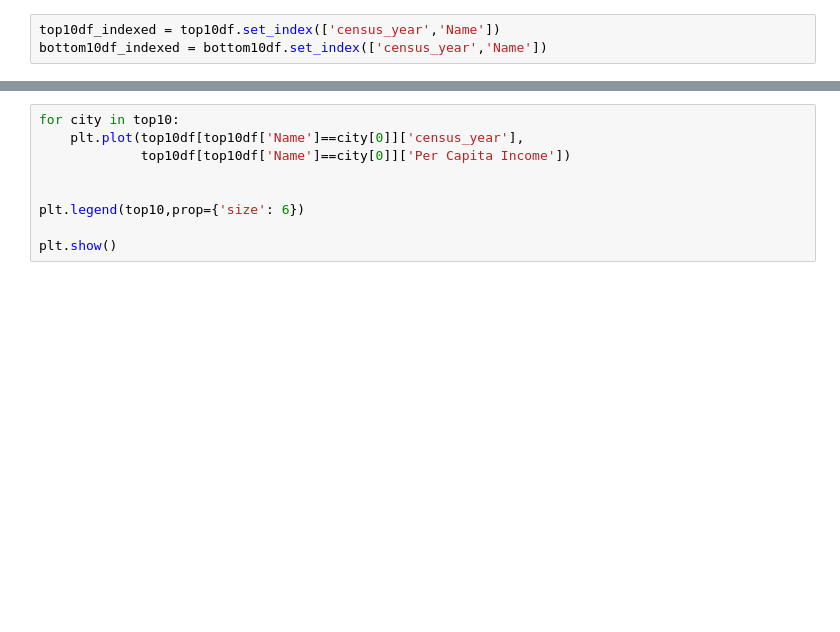
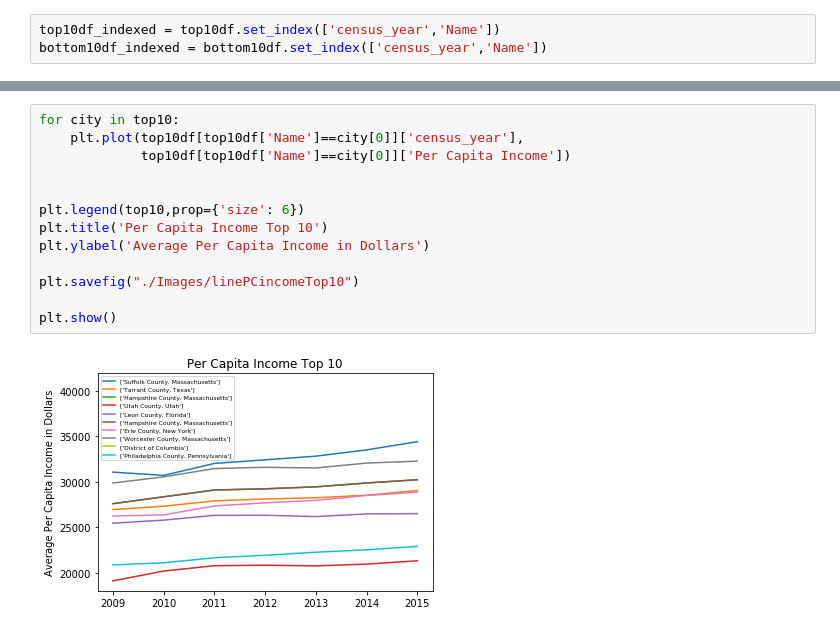
Before and after one commit to vic-158/Data_Viz_Project, a Jupyter notebook: victor/Data_Viz_Project_Census_Data_County.ipynb, the cells around one changed output, grey strips where cells are left out. Drawn from its saved outputs; the diff is of its cells as text; blank space fills up the shorter version.

```diff
--- a/victor/Data_Viz_Project_Census_Data_County.ipynb
+++ b/victor/Data_Viz_Project_Census_Data_County.ipynb
@@ -87,12 +164,18 @@ plt.show()
 # %%
 for city in top10:
     plt.plot(top10df[top10df['Name']==city[0]]['census_year'],
              top10df[top10df['Name']==city[0]]['Per Capita Income'])
 
 
 plt.legend(top10,prop={'size': 6})
+plt.title('Per Capita Income Top 10')
+plt.ylabel('Average Per Capita Income in Dollars')
+
+plt.savefig("./Images/linePCincomeTop10")
 
 plt.show()
+# %% [output]
+[figure, added]
 # %%
 for city in bottom10:
     plt.plot(bottom10df[bottom10df['Name']==city[0]]['census_year'],
```
Also changed, not shown: parts of 13 cells of this notebook, 8 other files.
